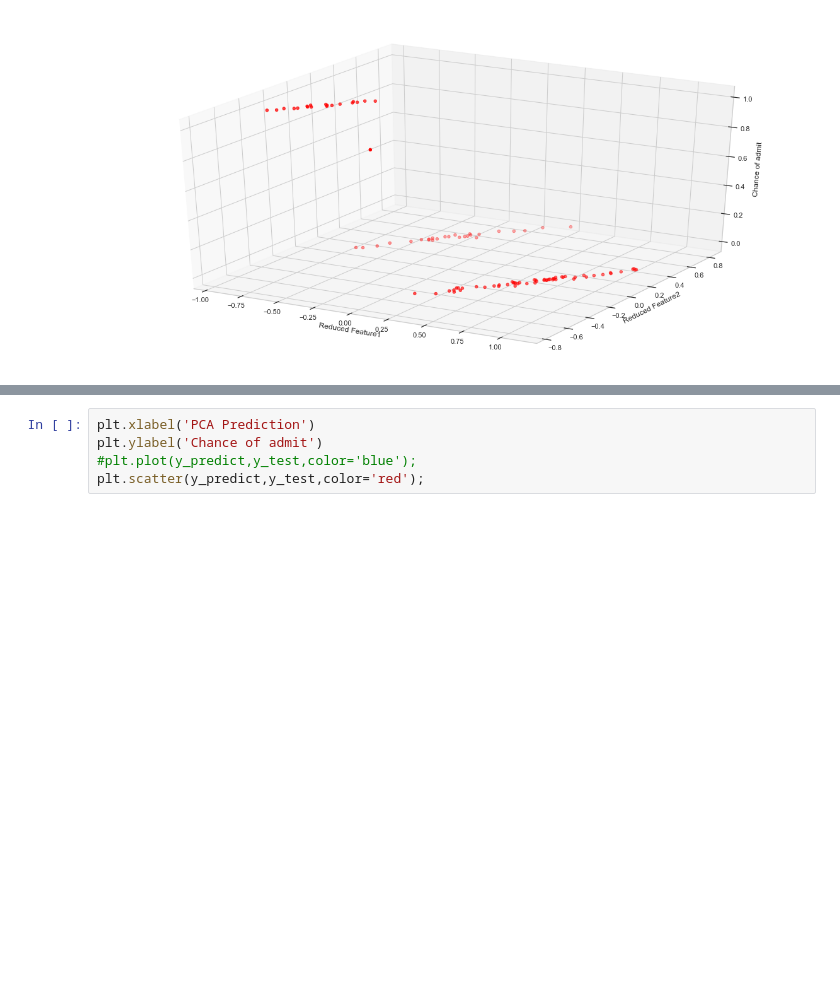
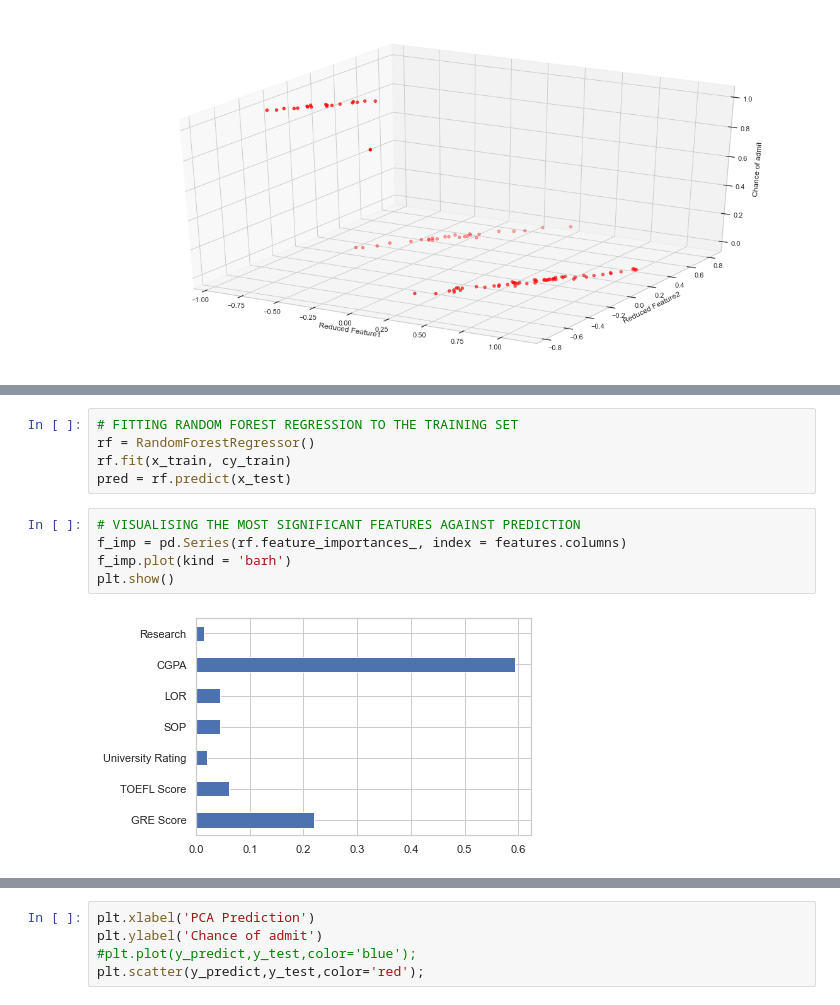
Before and after one commit to amogh2004/Automated-Admission-Prediction, a Jupyter notebook: Group22.ipynb, the cells around one changed output, grey strips where cells are left out. Cells and saved outputs as stored; diff of their text form; blank space fills up the shorter version.

```diff
--- a/Group22.ipynb
+++ b/Group22.ipynb
@@ -698,0 +655,12 @@ y_predict = forest.predict(x_test)
+# %%
+# FITTING RANDOM FOREST REGRESSION TO THE TRAINING SET
+rf = RandomForestRegressor()
+rf.fit(x_train, cy_train)
+pred = rf.predict(x_test)
+# %%
+# VISUALISING THE MOST SIGNIFICANT FEATURES AGAINST PREDICTION
+f_imp = pd.Series(rf.feature_importances_, index = features.columns)
+f_imp.plot(kind = 'barh')
+plt.show()
+# %% [output]
+[figure, added]
```
Also changed, not shown: parts of 61 cells of this notebook.
